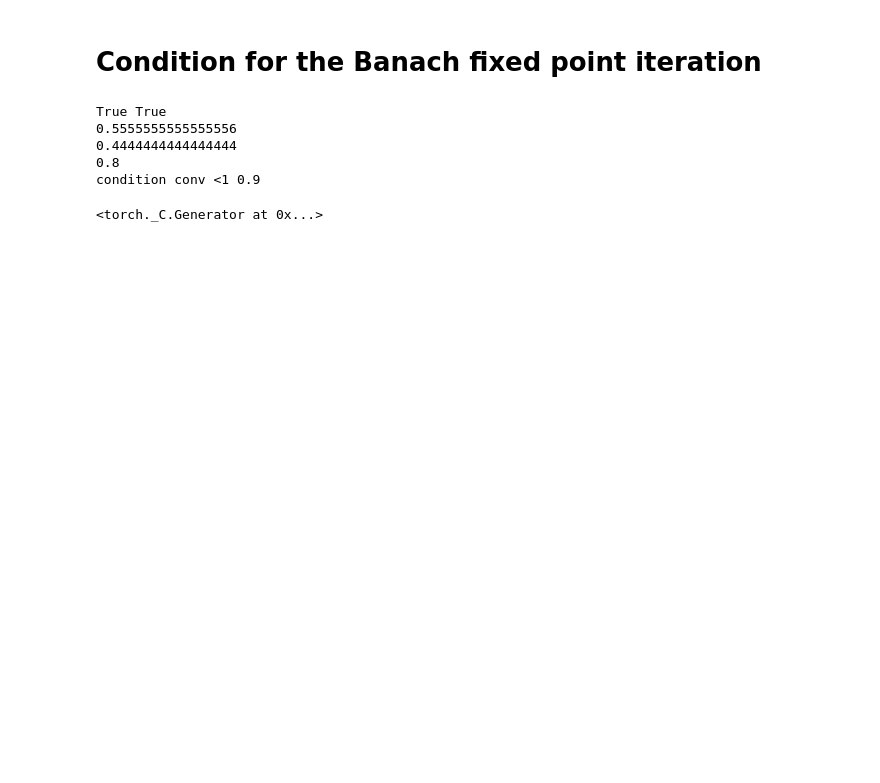
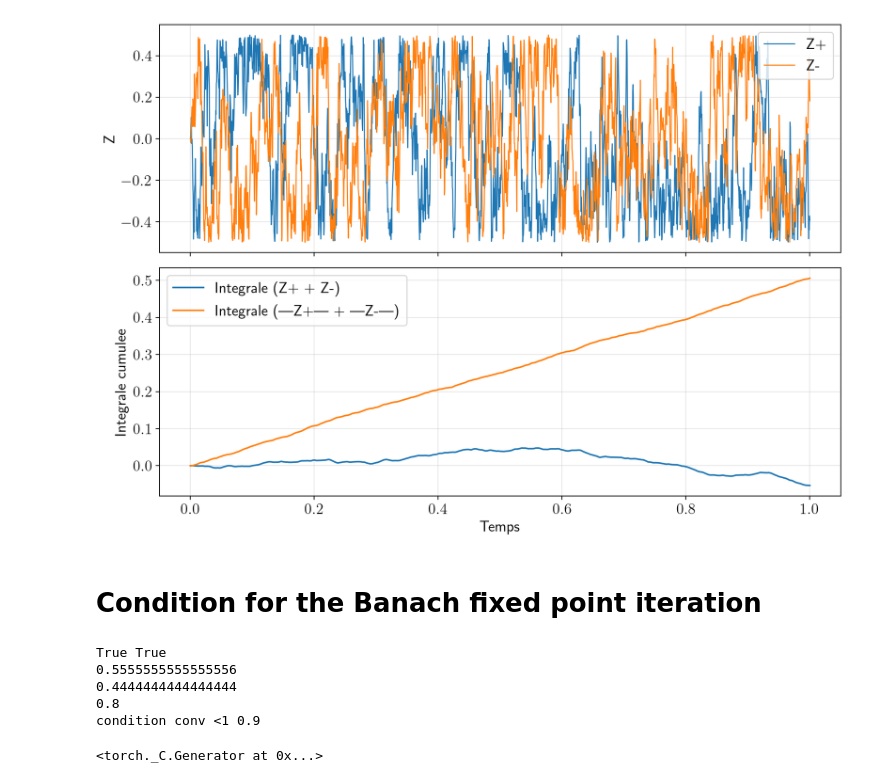
Before and after one commit to AdrienMathieu-eng/Nash-Equilibrium-, a Jupyter notebook: new_fbsde_version.ipynb, the cells around one changed output. Drawn from its saved outputs; the diff is of its cells as text; code cells hidden in the pictures; blank space fills up the shorter version.

```diff
--- a/new_fbsde_version.ipynb
+++ b/new_fbsde_version.ipynb
@@ -58,3 +59,101 @@ sigma_ZM = sigma_ZM * c
 beta = 1 / (2 * k * (1 - k * kappa_u))
 d = (1/(2*kappa_i)/(1+beta/(2*kappa_i)))
 sigma_s = 1
+# %%
+
+import numpy as np
+import matplotlib.pyplot as plt
+
+def reflect(y, a, b):
+    w = b - a
+    y = np.mod(y - a, 2*w)
+    return a + np.where(y > w, 2*w - y, y)
+
+
+def integral_stats_mc(sigma, eta, Zbar=0.3, T=1.0,
+                      M=5000, N=2000, seed=0):
+
+    dt = T / N
+    rng = np.random.default_rng(seed)
+
+    Zp = np.zeros(M)
+    Zm = np.zeros(M)
+
+    # Integrales pour les M simulations
+    I_sum = np.zeros(M)
+    I_abs = np.zeros(M)
+
+    # Stockage d'une seule trajectoire pour le plot
+    times = np.linspace(0, T, N+1)
+    path_p = np.zeros(N+1)
+    path_m = np.zeros(N+1)
+    cum_sum = np.zeros(N+1)
+    cum_abs = np.zeros(N+1)
+
+    for i in range(N):
+
+        Zp_new = reflect(
+            Zp - eta*Zp*dt + sigma*np.sqrt(dt)*rng.standard_normal(M),
+            -Zbar, Zbar
+        )
+
+        Zm_new = reflect(
+            Zm - eta*Zm*dt + sigma*np.sqrt(dt)*rng.standard_normal(M),
+            -Zbar, Zbar
+        )
+
+        # Integrale de Z+ + Z-
+        I_sum += 0.5*(Zp + Zm + Zp_new + Zm_new)*dt
+
+        # Integrale de |Z+| + |Z-|
+        I_abs += 0.5*(
+            np.abs(Zp) + np.abs(Zm)
+            + np.abs(Zp_new) + np.abs(Zm_new)
+        )*dt
+
+        Zp, Zm = Zp_new, Zm_new
+
+        path_p[i+1] = Zp[0]
+        path_m[i+1] = Zm[0]
+        cum_sum[i+1] = I_sum[0]
+        cum_abs[i+1] = I_abs[0]
+
+    # Esperances Monte-Carlo
+    E_sum = I_sum.mean()
+    E_abs = I_abs.mean()
+
+    print(f"E[int (Z+ + Z-) dt]       = {E_sum:.6f}")
+    print(f"E[int (|Z+| + |Z-|) dt]   = {E_abs:.6f}")
+
+    # Plot d'une simulation
+    fig, ax = plt.subplots(2, 1, figsize=(10, 7), sharex=True)
+
+    ax[0].plot(times, path_p, label="Z+", linewidth=1)
+    ax[0].plot(times, path_m, label="Z-", linewidth=1)
+    ax[0].set_ylabel("Z")
+    ax[0].legend()
+    ax[0].grid(alpha=0.3)
+
+    ax[1].plot(times, cum_sum, label="Integrale (Z+ + Z-)")
+    ax[1].plot(times, cum_abs, label="Integrale (|Z+| + |Z-|)")
+    ax[1].set_xlabel("Temps")
+    ax[1].set_ylabel("Integrale cumulee")
+    ax[1].legend()
+    ax[1].grid(alpha=0.3)
+
+    plt.tight_layout()
+    plt.show()
+
+    return E_sum, E_abs
+
+
+# Parametres
+sigma = 5
+eta = 50
+Zbar = 0.5
+T = 1.0
+
+E_sum, E_abs = integral_stats_mc(
+    sigma, eta, Zbar, T, M=5000, N=2000
+)
+# %% [output]
@@ -61,3 +162,4 @@ sigma_s = 1
+[figure, added]
 # %% [markdown]
 # Condition for the Banach fixed point iteration
 # %%
```
Also changed, not shown: parts of 9 cells of this notebook.
